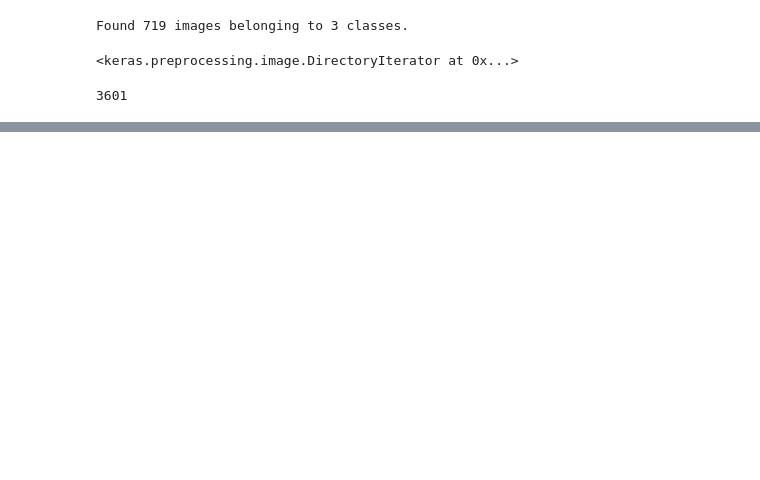
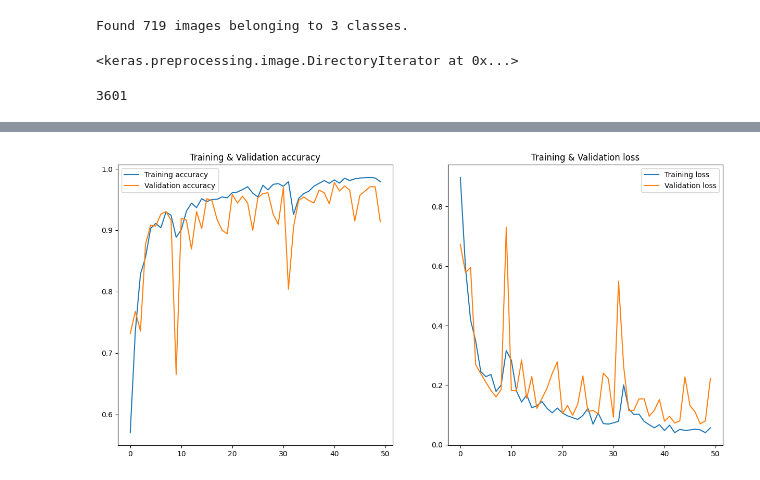
Before and after one commit to AnriiGegliuk/Plant_Disease_CNN, a Jupyter notebook: notebooks/cnn_project.ipynb, the cells around one changed output, grey strips where cells are left out. Cells and saved outputs as stored; diff of their text form; code cells hidden in the pictures; blank space fills up the shorter version.

Commit message:
new accuracy of 94% received

```diff
--- a/notebooks/cnn_project.ipynb
+++ b/notebooks/cnn_project.ipynb
@@ -378,24 +378,27 @@ history.history['val_accuracy']
 # %%
 # visualizing model performance on Training and Validation (accuracy/loss)
 
-history_length = len(history.history['accuracy'])
+def plot_model_history(history):
+    history_length = len(history.history['accuracy'])
 
-plt.figure(figsize = (15, 7))
+    plt.figure(figsize = (15, 7))
 
-plt.subplot(1, 2, 1)
-plt.plot(range(history_length), history.history['accuracy'], label = 'Training accuracy')
-plt.plot(range(history_length), history.history['val_accuracy'], label = 'Validation accuracy')
-plt.legend()
-plt.title('Training & Validation accuracy')
+    plt.subplot(1, 2, 1)
+    plt.plot(range(history_length), history.history['accuracy'], label = 'Training accuracy')
+    plt.plot(range(history_length), history.history['val_accuracy'], label = 'Validation accuracy')
+    plt.legend()
+    plt.title('Training & Validation accuracy')
 
 
 
-plt.subplot(1, 2, 2)
-plt.plot(range(history_length), history.history['loss'], label = 'Training loss')
-plt.plot(range(history_length), history.history['val_loss'], label = 'Validation loss')
-plt.legend()
-plt.title('Training & Validation loss')
-plt.show()
+    plt.subplot(1, 2, 2)
+    plt.plot(range(history_length), history.history['loss'], label = 'Training loss')
+    plt.plot(range(history_length), history.history['val_loss'], label = 'Validation loss')
+    plt.legend()
+    plt.title('Training & Validation loss')
+    plt.show()
+
+plot_model_history(history)
 # %% [output]
 [figure]
 # %%
@@ -468,0 +527,5 @@ new_history = aug_model.fit(
+# %%
+# visualizing new results on augmented data
+plot_model_history(new_history)
+# %% [output]
+[figure, added]
```
Also changed, not shown: parts of 12 cells of this notebook.
